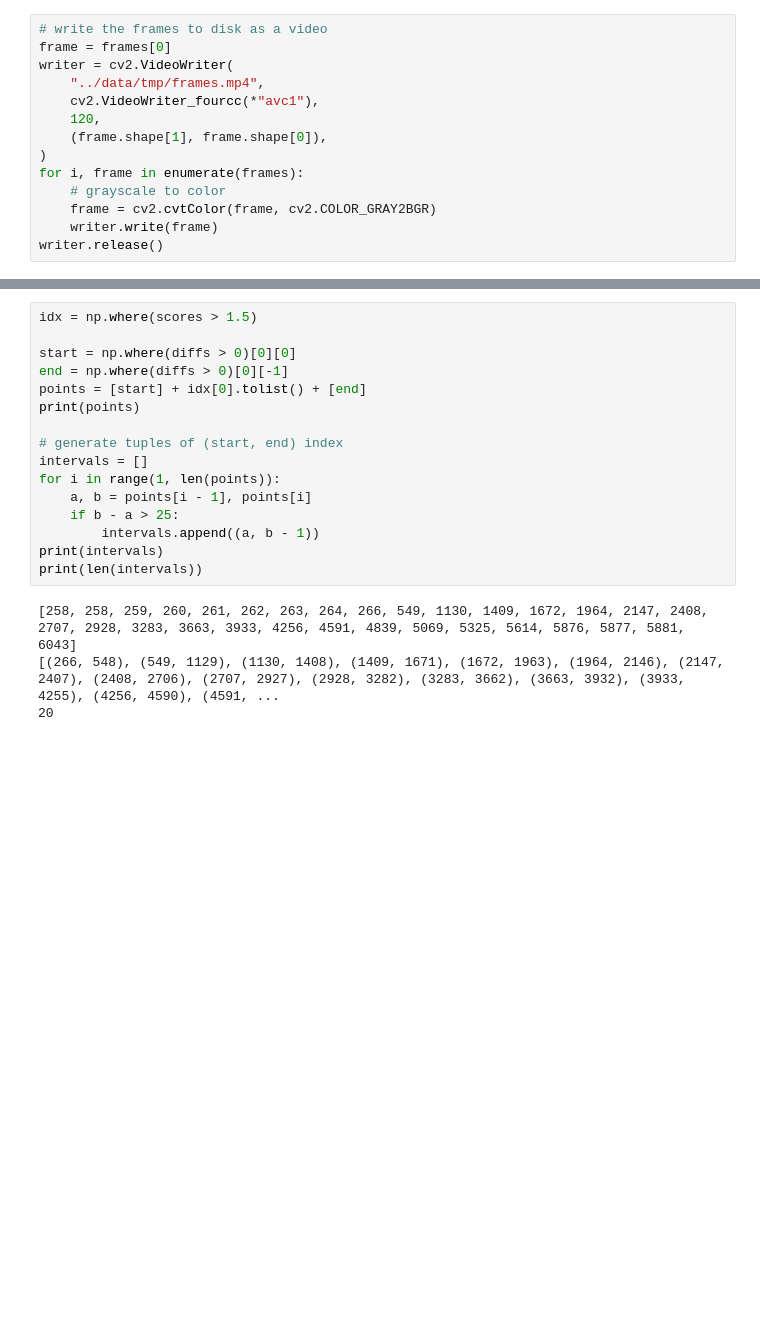
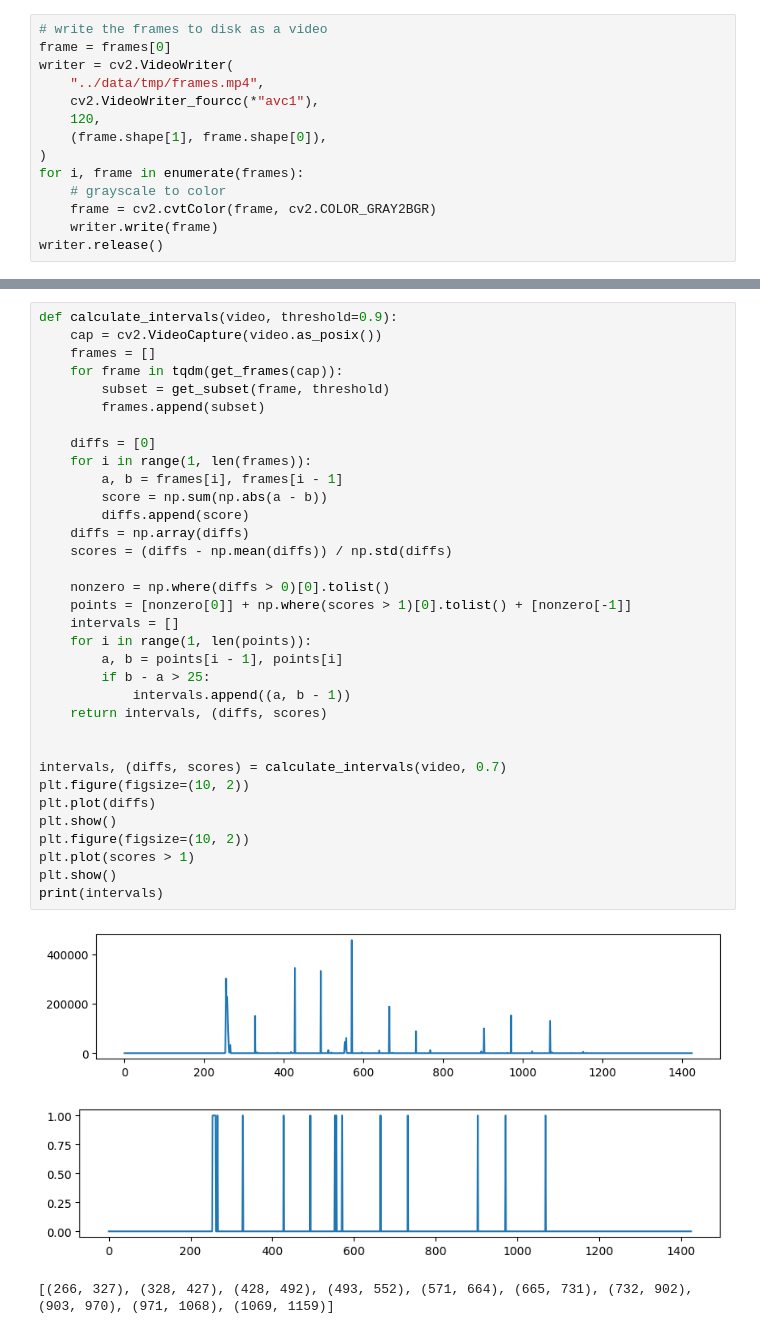
Before and after one commit to acmiyaguchi/judo, a Jupyter notebook: notebooks/01-video-segment.ipynb, the cells around one changed output, grey strips where cells are left out. Saved outputs shown, nothing was run; the diff lists cells and outputs as text; blank space fills up the shorter version.

```diff
--- a/notebooks/01-video-segment.ipynb
+++ b/notebooks/01-video-segment.ipynb
@@ -137,21 +78,39 @@ plt.show()
-# %%
-idx = np.where(scores > 1.5)
-
-start = np.where(diffs > 0)[0][0]
-end = np.where(diffs > 0)[0][-1]
-points = [start] + idx[0].tolist() + [end]
-print(points)
-
-# generate tuples of (start, end) index
-intervals = []
-for i in range(1, len(points)):
-    a, b = points[i - 1], points[i]
-    if b - a > 25:
-        intervals.append((a, b - 1))
-print(intervals)
-print(len(intervals))
-# %% [output]
-[258, 258, 259, 260, 261, 262, 263, 264, 266, 549, 1130, 1409, 1672, 1964, 2147, 2408, 2707, 2928, 3283, 3663, 3933, 4256, 4591, 4839, 5069, 5325, 5614, 5876, 5877, 5881, 6043]
-[(266, 548), (549, 1129), (1130, 1408), (1409, 1671), (1672, 1963), (1964, 2146), (2147, 2407), (2408, 2706), (2707, 2927), (2928, 3282), (3283, 3662), (3663, 3932), (3933, 4255), (4256, 4590), (4591, ...
-20
+# %%
+def calculate_intervals(video, threshold=0.9):
+    cap = cv2.VideoCapture(video.as_posix())
+    frames = []
+    for frame in tqdm(get_frames(cap)):
+        subset = get_subset(frame, threshold)
+        frames.append(subset)
+
+    diffs = [0]
+    for i in range(1, len(frames)):
+        a, b = frames[i], frames[i - 1]
+        score = np.sum(np.abs(a - b))
+        diffs.append(score)
+    diffs = np.array(diffs)
+    scores = (diffs - np.mean(diffs)) / np.std(diffs)
+
+    nonzero = np.where(diffs > 0)[0].tolist()
+    points = [nonzero[0]] + np.where(scores > 1)[0].tolist() + [nonzero[-1]]
+    intervals = []
+    for i in range(1, len(points)):
+        a, b = points[i - 1], points[i]
+        if b - a > 25:
+            intervals.append((a, b - 1))
+    return intervals, (diffs, scores)
+
+
+intervals, (diffs, scores) = calculate_intervals(video, 0.7)
+plt.figure(figsize=(10, 2))
+plt.plot(diffs)
+plt.show()
+plt.figure(figsize=(10, 2))
+plt.plot(scores > 1)
+plt.show()
+print(intervals)
+# %% [output]
+[figure, added]
+[figure, added]
+[(266, 327), (328, 427), (428, 492), (493, 552), (571, 664), (665, 731), (732, 902), (903, 970), (971, 1068), (1069, 1159)]
 # %%
```
Also changed, not shown: parts of 8 cells of this notebook, 1 other file.
